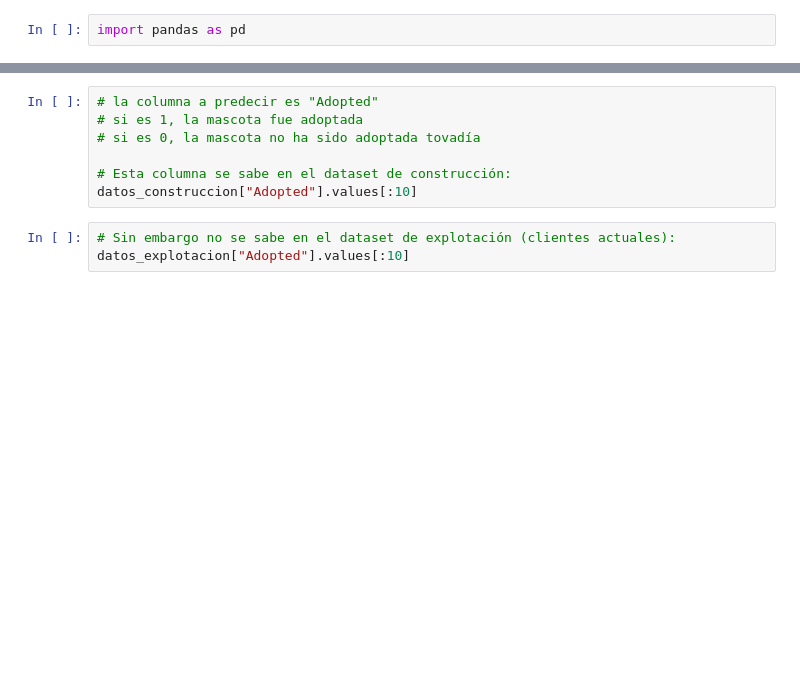
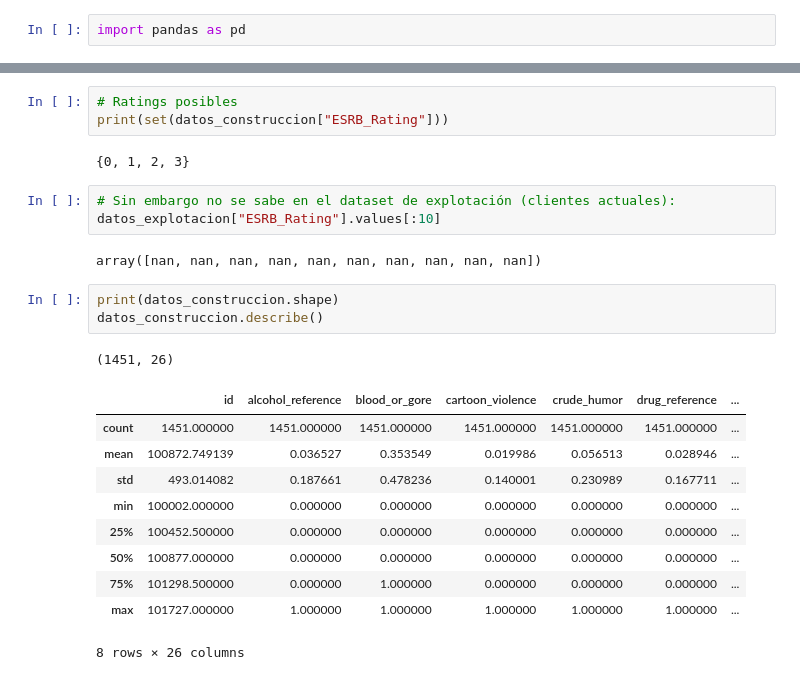
Before and after one commit to Cocolocoloco777/IA, a Jupyter notebook: Práctica 3/p3_04.ipynb, the cells around one changed output, grey strips where cells are left out. Saved outputs shown, nothing was run; the diff lists cells and outputs as text; blank space fills up the shorter version.

```diff
--- a/Práctica 3/p3_04.ipynb
+++ b/Práctica 3/p3_04.ipynb
@@ -64,10 +84,25 @@ datos_explotacion.columns
-# %%
-# la columna a predecir es "Adopted"
-# si es 1, la mascota fue adoptada
-# si es 0, la mascota no ha sido adoptada tovadía
-
-# Esta columna se sabe en el dataset de construcción:
-datos_construccion["Adopted"].values[:10]
+# %%
+# Ratings posibles
+print(set(datos_construccion["ESRB_Rating"]))
+# %% [output]
+{0, 1, 2, 3}
 # %%
 # Sin embargo no se sabe en el dataset de explotación (clientes actuales):
-datos_explotacion["Adopted"].values[:10]
+datos_explotacion["ESRB_Rating"].values[:10]
+# %% [output]
+array([nan, nan, nan, nan, nan, nan, nan, nan, nan, nan])
+# %%
+print(datos_construccion.shape)
+datos_construccion.describe()
+# %% [output]
+(1451, 26)
+|  | id | alcohol_reference | blood_or_gore | cartoon_violence | crude_humor | drug_reference | ... |
+| count | 1451.000000 | 1451.000000 | 1451.000000 | 1451.000000 | 1451.000000 | 1451.000000 | ... |
+| mean | 100872.749139 | 0.036527 | 0.353549 | 0.019986 | 0.056513 | 0.028946 | ... |
+| std | 493.014082 | 0.187661 | 0.478236 | 0.140001 | 0.230989 | 0.167711 | ... |
+| min | 100002.000000 | 0.000000 | 0.000000 | 0.000000 | 0.000000 | 0.000000 | ... |
+| 25% | 100452.500000 | 0.000000 | 0.000000 | 0.000000 | 0.000000 | 0.000000 | ... |
+| 50% | 100877.000000 | 0.000000 | 0.000000 | 0.000000 | 0.000000 | 0.000000 | ... |
+| 75% | 101298.500000 | 0.000000 | 1.000000 | 0.000000 | 0.000000 | 0.000000 | ... |
+| max | 101727.000000 | 1.000000 | 1.000000 | 1.000000 | 1.000000 | 1.000000 | ... |
+8 rows × 26 columns
```
Also changed, not shown: parts of 20 cells of this notebook, 1 other file.
